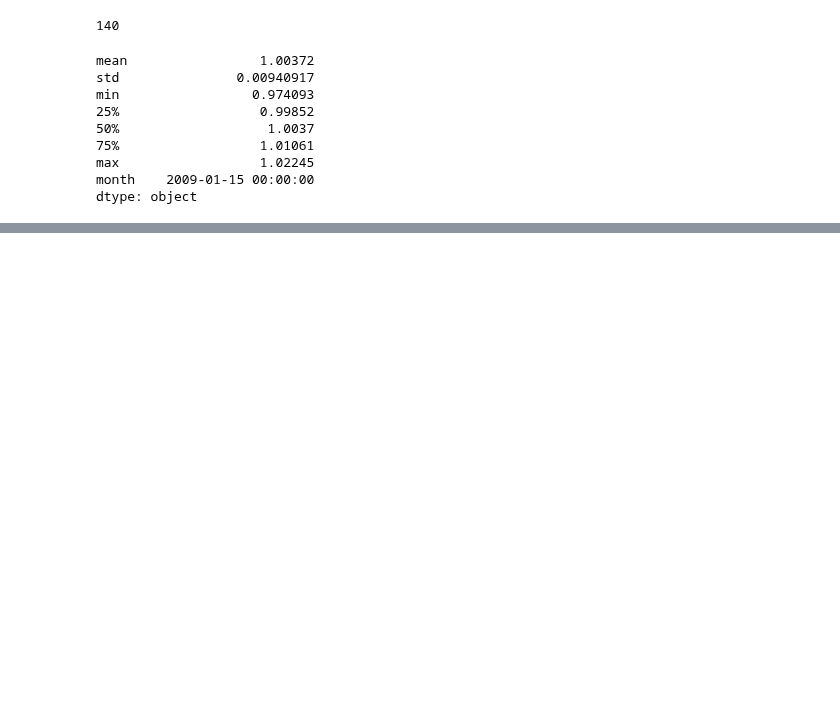
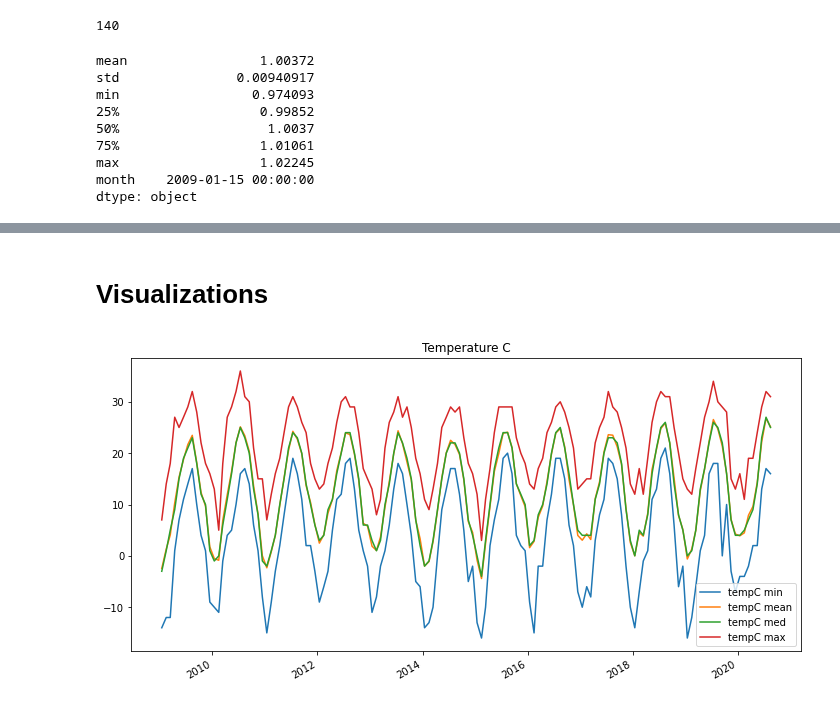
Before and after one commit to BloomTech-Labs/Labs26-Citrics-DS-TeamA, a Jupyter notebook: notebooks/Historic_Weather.ipynb, the cells around one changed output, grey strips where cells are left out. Drawn from its saved outputs; the diff is of its cells as text; code cells hidden in the pictures; blank space fills up the shorter version.

```diff
--- a/notebooks/Historic_Weather.ipynb
+++ b/notebooks/Historic_Weather.ipynb
@@ -785,0 +798,17 @@ pressure_df.head()
+# %%
+from functools import reduce
+
+dfs = [
+    tempC_df,
+    tempF_df,
+    FeelsLikeC_df,
+    FeelsLikeF_df,
+    humidity_df,
+    pressure_df,
+    pressure_atm_df
+]
+
+df = reduce(lambda  left,right: pd.merge(left,right,on=['month'], how='outer'), dfs)
+
+print(df.shape)
+df.head()
@@ -797,3 +833,8 @@ pressure_df.head()
     - Fit and forecast on the data shown using statsmodels
     - Compare predictions with test data
     - Forecast into the future:)
+# %%
+df = df.set_index("month")
+
+print(df.shape)
+df.head()
@@ -799,0 +873,7 @@ pressure_df.head()
+# %% [markdown]
+# Visualizations
+# %%
+ax = df[["tempC min", "tempC mean", "tempC med", "tempC max"]].plot(figsize=(12, 6), title="Temperature C")
+ax.set(xlabel="");
+# %% [output]
+[figure, added]
```
Also changed, not shown: parts of 13 cells of this notebook, 1 other file.
